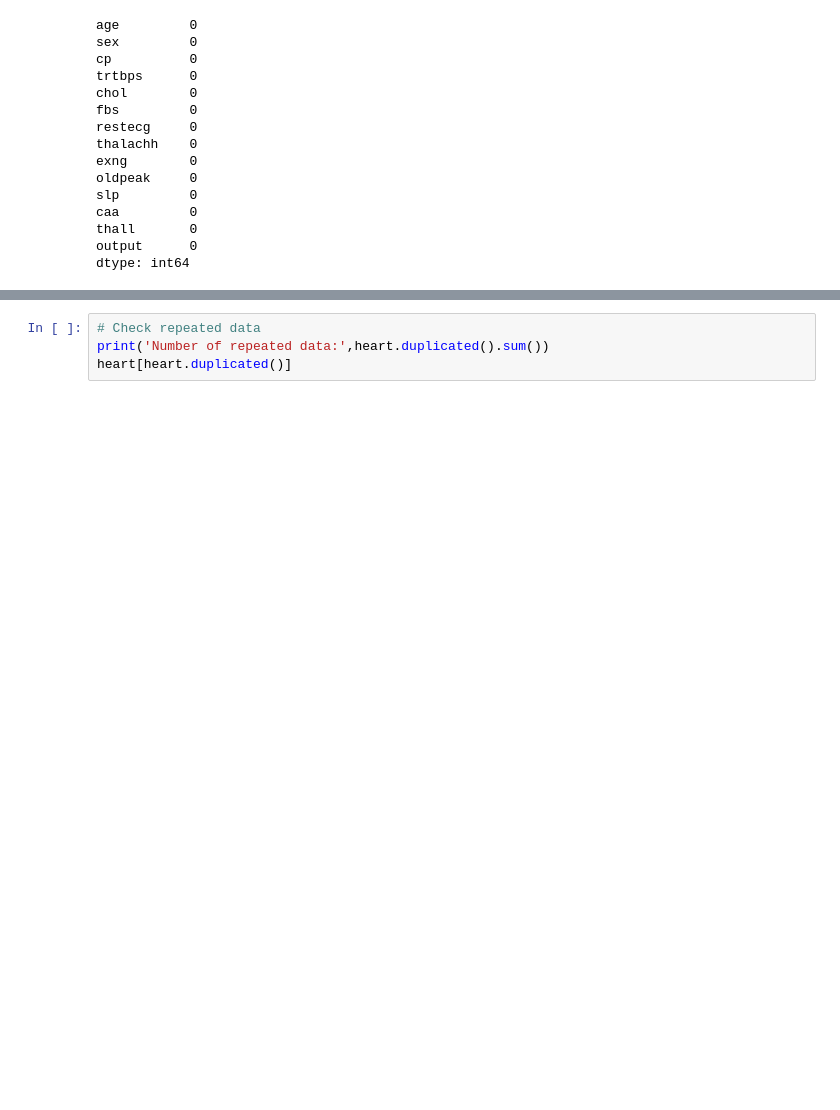
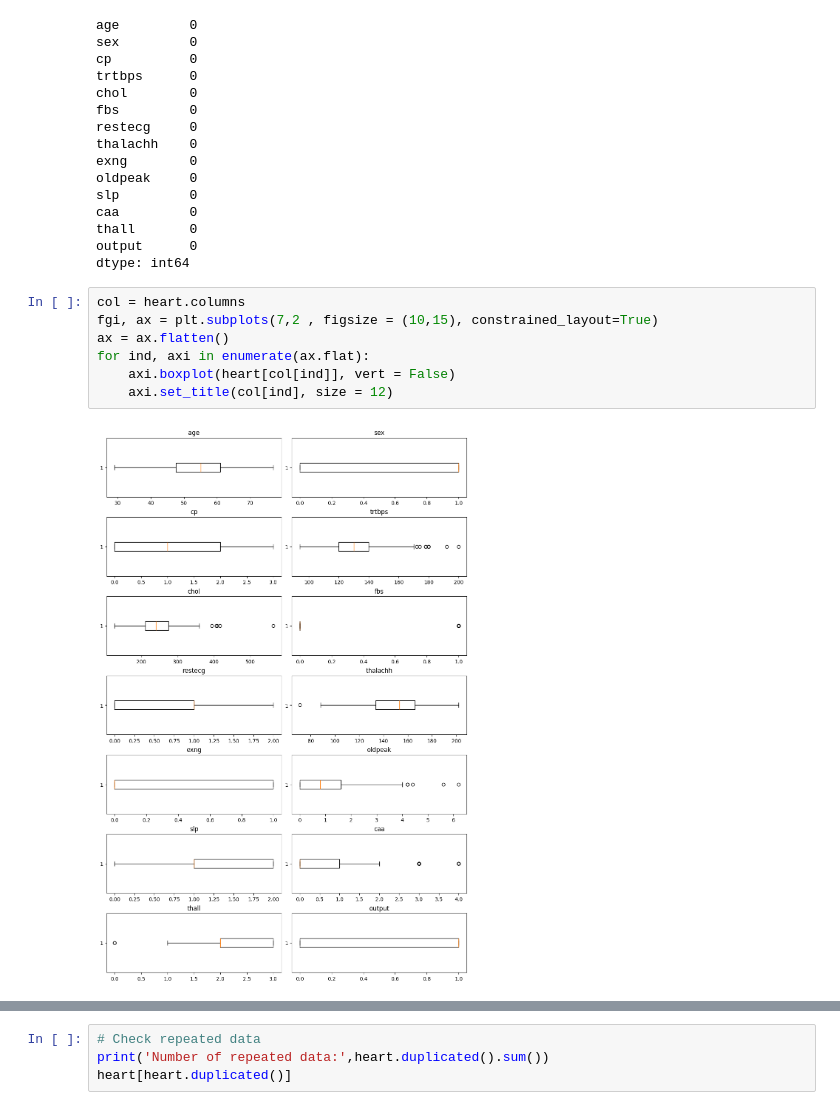
Before and after one commit to zoezhousy/Kaggle_Heart_Attack_Analysis_Prediction, a Jupyter notebook: heart-attack-prediction.ipynb, the cells around one changed output, grey strips where cells are left out. Saved outputs shown, nothing was run; the diff lists cells and outputs as text; blank space fills up the shorter version.

```diff
--- a/heart-attack-prediction.ipynb
+++ b/heart-attack-prediction.ipynb
@@ -131,3 +147,12 @@ caa         0
 thall       0
 output      0
 dtype: int64
+# %%
+col = heart.columns
+fgi, ax = plt.subplots(7,2 , figsize = (10,15), constrained_layout=True)
+ax = ax.flatten()
+for ind, axi in enumerate(ax.flat):
+    axi.boxplot(heart[col[ind]], vert = False)
+    axi.set_title(col[ind], size = 12)
+# %% [output]
+[figure, added]
```
Also changed, not shown: parts of 38 cells of this notebook.
